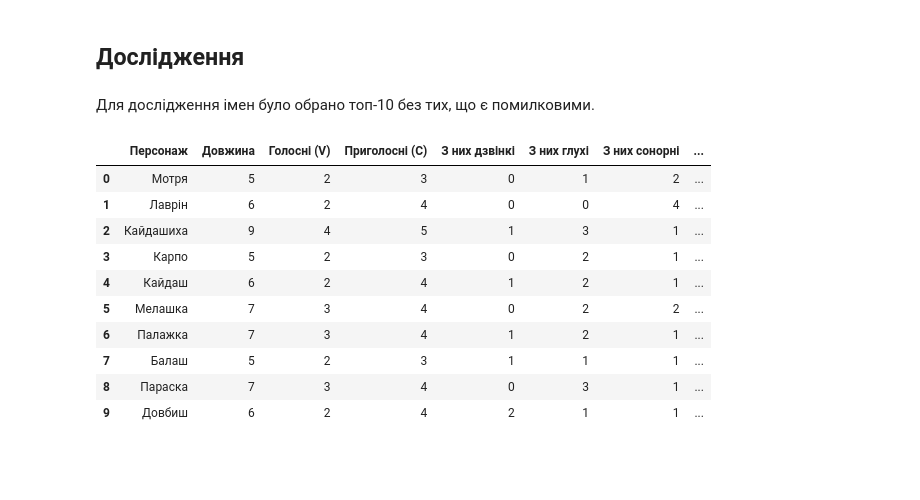
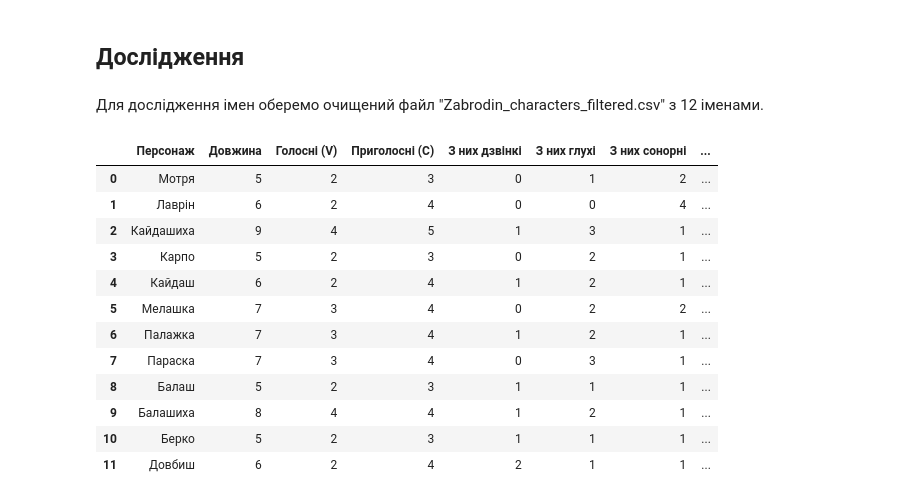
Before and after one commit to mzabrodin/nlp-book-analysis, a Jupyter notebook: lab02/Zabrodin_file_6.ipynb, the cells around one changed output. Drawn from its saved outputs; the diff is of its cells as text; code cells hidden in the pictures; blank space fills up the shorter version.

Commit message:
rework Zabrodin_file_6.ipynb

```diff
--- a/lab02/Zabrodin_file_6.ipynb
+++ b/lab02/Zabrodin_file_6.ipynb
@@ -66,0 +73,4 @@ display(df)
+# %%
+threshold = 9
+df_filtered = df[df["Частота"] >= threshold]
+display(df_filtered)
@@ -66,0 +95,9 @@ display(df)
+# %%
+OUTPUT_FILE = "Zabrodin_characters_filtered.csv"
+
+names_to_remove = ["Карпе", "Миколай"]
+df_filtered = df_filtered[~df_filtered["Персонаж"].isin(names_to_remove)]
+
+df_filtered.to_csv(OUTPUT_FILE, index=False, encoding="utf-8")
+
+display(df_filtered)
@@ -67,20 +118,9 @@ display(df)
 # %% [markdown]
 ## Дослідження
 # %% [markdown]
-Для дослідження імен було обрано топ-10 без тих, що є помилковими.
+Для дослідження імен оберемо очищений файл "Zabrodin_characters_filtered.csv" з 12 іменами.
 # %%
-characters = (
-    "Мотря",
-    "Лаврін",
-    "Кайдашиха",
-    "Карпо",
-    "Кайдаш",
-    "Мелашка",
-    "Палажка",
-    "Балаш",
-    "Параска",
-    "Довбиш"
-)
+characters = df_filtered["Персонаж"].tolist()
 
 VOWELS = set("аеєиіїоуюя")
 SOFT_SIGN = set("ьʼ'")
@@ -121,33 +161,35 @@ def get_phonetic_profile(name):
 
     return {
         "Персонаж": name,
         "Довжина": len(name_lower),
         "Голосні (V)": vowels_count,
         "Приголосні (C)": consonants_count,
         "З них дзвінкі": voiced_c,
         "З них глухі": voiceless_c,
         "З них сонорні": sonorants_c,
         "З них тверді": hard_c,
         "З них м'які": soft_c,
         "V/C Відношення": vc_ratio,
         "Частка сонорних": melody_index,
         "Частка глухих": harshness_index,
     }
 
 
 df_phonetics = pd.DataFrame([get_phonetic_profile(n) for n in characters])
 
 df_phonetics.to_csv("Zabrodin_characters_analysis.csv", index=False, encoding="utf-8")
 display(df_phonetics)
 # %% [output]
 |  | Персонаж | Довжина | Голосні (V) | Приголосні (C) | З них дзвінкі | З них глухі | З них сонорні | ... |
 | 0 | Мотря | 5 | 2 | 3 | 0 | 1 | 2 | ... |
 | 1 | Лаврін | 6 | 2 | 4 | 0 | 0 | 4 | ... |
 | 2 | Кайдашиха | 9 | 4 | 5 | 1 | 3 | 1 | ... |
 | 3 | Карпо | 5 | 2 | 3 | 0 | 2 | 1 | ... |
 | 4 | Кайдаш | 6 | 2 | 4 | 1 | 2 | 1 | ... |
 | 5 | Мелашка | 7 | 3 | 4 | 0 | 2 | 2 | ... |
 | 6 | Палажка | 7 | 3 | 4 | 1 | 2 | 1 | ... |
-| 7 | Балаш | 5 | 2 | 3 | 1 | 1 | 1 | ... |
-| 8 | Параска | 7 | 3 | 4 | 0 | 3 | 1 | ... |
-| 9 | Довбиш | 6 | 2 | 4 | 2 | 1 | 1 | ... |
+| 7 | Параска | 7 | 3 | 4 | 0 | 3 | 1 | ... |
+| 8 | Балаш | 5 | 2 | 3 | 1 | 1 | 1 | ... |
+| 9 | Балашиха | 8 | 4 | 4 | 1 | 2 | 1 | ... |
+| 10 | Берко | 5 | 2 | 3 | 1 | 1 | 1 | ... |
+| 11 | Довбиш | 6 | 2 | 4 | 2 | 1 | 1 | ... |
```
Also changed, not shown: parts of 22 cells of this notebook, 7 other files.
